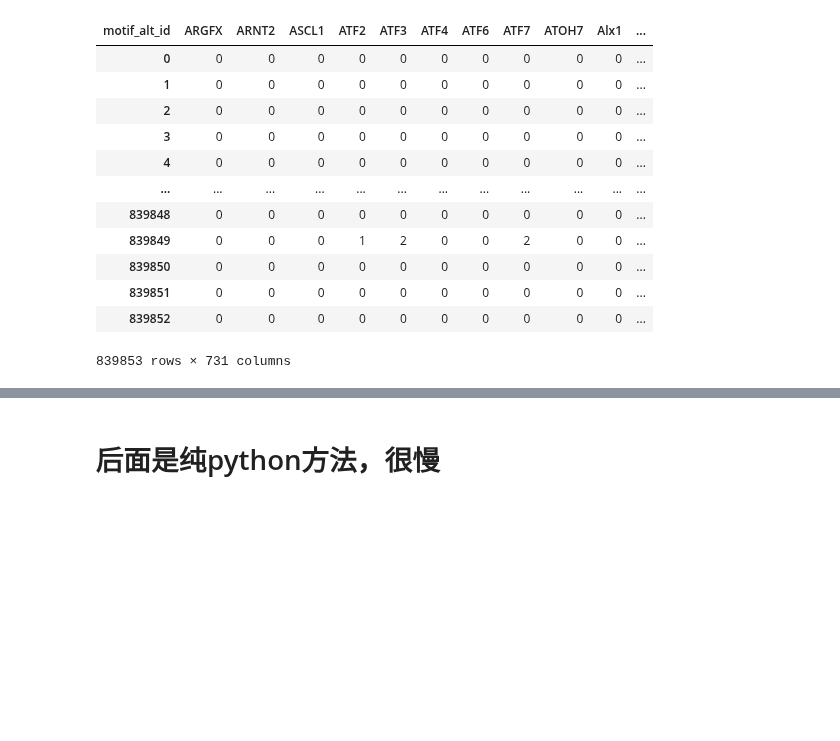
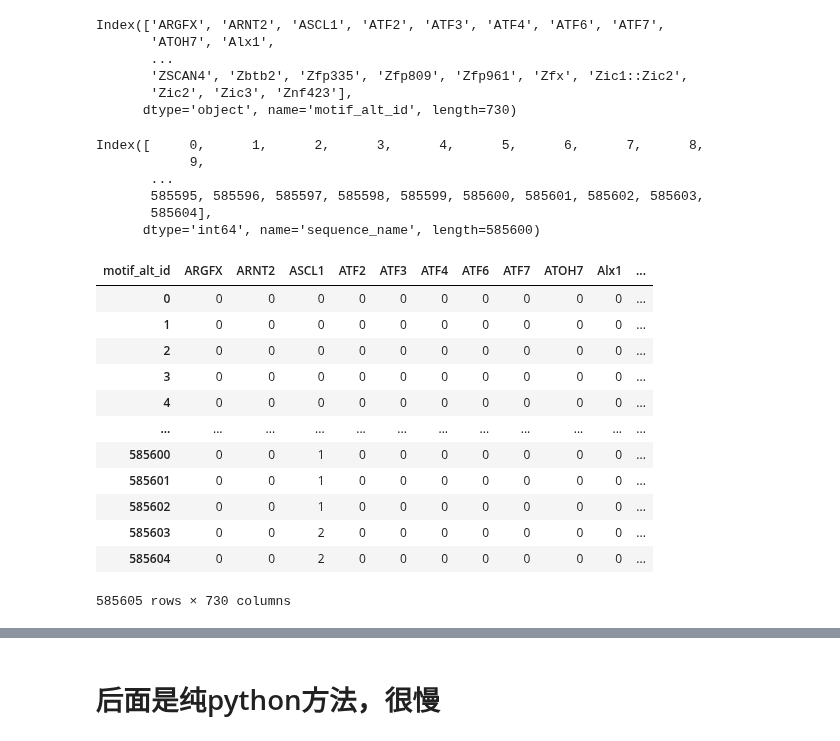
Before and after one commit to maplecai/EpiCast, a Jupyter notebook: TF_motif_models/scan_TF_motif.ipynb, the cells around one changed output, grey strips where cells are left out. Drawn from its saved outputs; the diff is of its cells as text; code cells hidden in the pictures; blank space fills up the shorter version.

```diff
--- a/TF_motif_models/scan_TF_motif.ipynb
+++ b/TF_motif_models/scan_TF_motif.ipynb
@@ -73,0 +53,11 @@ counts_df
+# %%
+# 读取FIMO输出文件
+fimo_df = pd.read_csv('Siraj_fimo_output.txt', sep='\t')
+
+# 删除多余的表头行
+fimo_df = fimo_df[fimo_df['motif_id'] != 'motif_id']
+fimo_df['sequence_name'] = fimo_df['sequence_name'].astype(int)
+
+# 生成序列和转录因子hits矩阵
+counts_df = fimo_df.groupby(['sequence_name', 'motif_alt_id']).size().unstack(fill_value=0)
+counts_df
@@ -74,21 +79,41 @@ counts_df
+# %%
+counts_df.columns
+# %% [output]
+Index(['ARGFX', 'ARNT2', 'ASCL1', 'ATF2', 'ATF3', 'ATF4', 'ATF6', 'ATF7',
+       'ATOH7', 'Alx1',
+       ...
+       'ZSCAN4', 'Zbtb2', 'Zfp335', 'Zfp809', 'Zfp961', 'Zfx', 'Zic1::Zic2',
+       'Zic2', 'Zic3', 'Znf423'],
+      dtype='object', name='motif_alt_id', length=730)
+# %%
+counts_df.index
+# %% [output]
+Index([     0,      1,      2,      3,      4,      5,      6,      7,      8,
+            9,
+       ...
+       585595, 585596, 585597, 585598, 585599, 585600, 585601, 585602, 585603,
+       585604],
+      dtype='int64', name='sequence_name', length=585600)
 # %%
-# 创建包含所有索引的完整索引列表
-complete_index = pd.Index(range(839851))
+# 创建包含所有索引的完整索引
+complete_index = list(range(585605))
 
 # 重新索引 counts_df，以包含所有索引
 counts_df = counts_df.reindex(complete_index, fill_value=0)
+
+# 查看结果
 counts_df
 # %% [output]
 | motif_alt_id | ARGFX | ARNT2 | ASCL1 | ATF2 | ATF3 | ATF4 | ATF6 | ATF7 | ATOH7 | Alx1 | ... |
 | 0 | 0 | 0 | 0 | 0 | 0 | 0 | 0 | 0 | 0 | 0 | ... |
 | 1 | 0 | 0 | 0 | 0 | 0 | 0 | 0 | 0 | 0 | 0 | ... |
 | 2 | 0 | 0 | 0 | 0 | 0 | 0 | 0 | 0 | 0 | 0 | ... |
 | 3 | 0 | 0 | 0 | 0 | 0 | 0 | 0 | 0 | 0 | 0 | ... |
 | 4 | 0 | 0 | 0 | 0 | 0 | 0 | 0 | 0 | 0 | 0 | ... |
 | ... | ... | ... | ... | ... | ... | ... | ... | ... | ... | ... | ... |
-| 839848 | 0 | 0 | 0 | 0 | 0 | 0 | 0 | 0 | 0 | 0 | ... |
-| 839849 | 0 | 0 | 0 | 1 | 2 | 0 | 0 | 2 | 0 | 0 | ... |
-| 839850 | 0 | 0 | 0 | 0 | 0 | 0 | 0 | 0 | 0 | 0 | ... |
-| 839851 | 0 | 0 | 0 | 0 | 0 | 0 | 0 | 0 | 0 | 0 | ... |
-| 839852 | 0 | 0 | 0 | 0 | 0 | 0 | 0 | 0 | 0 | 0 | ... |
+| 585600 | 0 | 0 | 1 | 0 | 0 | 0 | 0 | 0 | 0 | 0 | ... |
+| 585601 | 0 | 0 | 1 | 0 | 0 | 0 | 0 | 0 | 0 | 0 | ... |
+| 585602 | 0 | 0 | 1 | 0 | 0 | 0 | 0 | 0 | 0 | 0 | ... |
+| 585603 | 0 | 0 | 2 | 0 | 0 | 0 | 0 | 0 | 0 | 0 | ... |
+| 585604 | 0 | 0 | 2 | 0 | 0 | 0 | 0 | 0 | 0 | 0 | ... |
-839853 rows × 731 columns
+585605 rows × 730 columns
```
Also changed, not shown: parts of 24 cells of this notebook, 38 other files.
